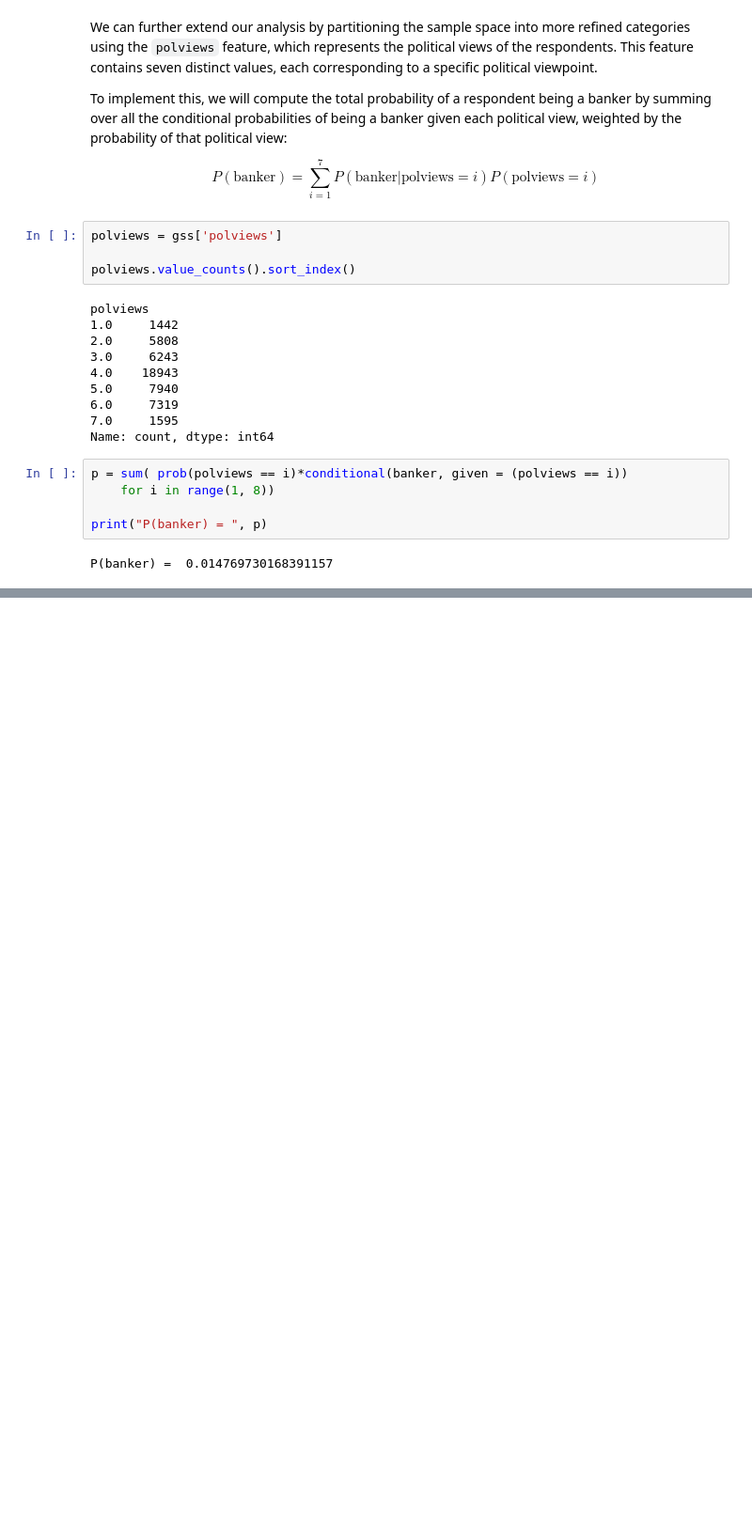
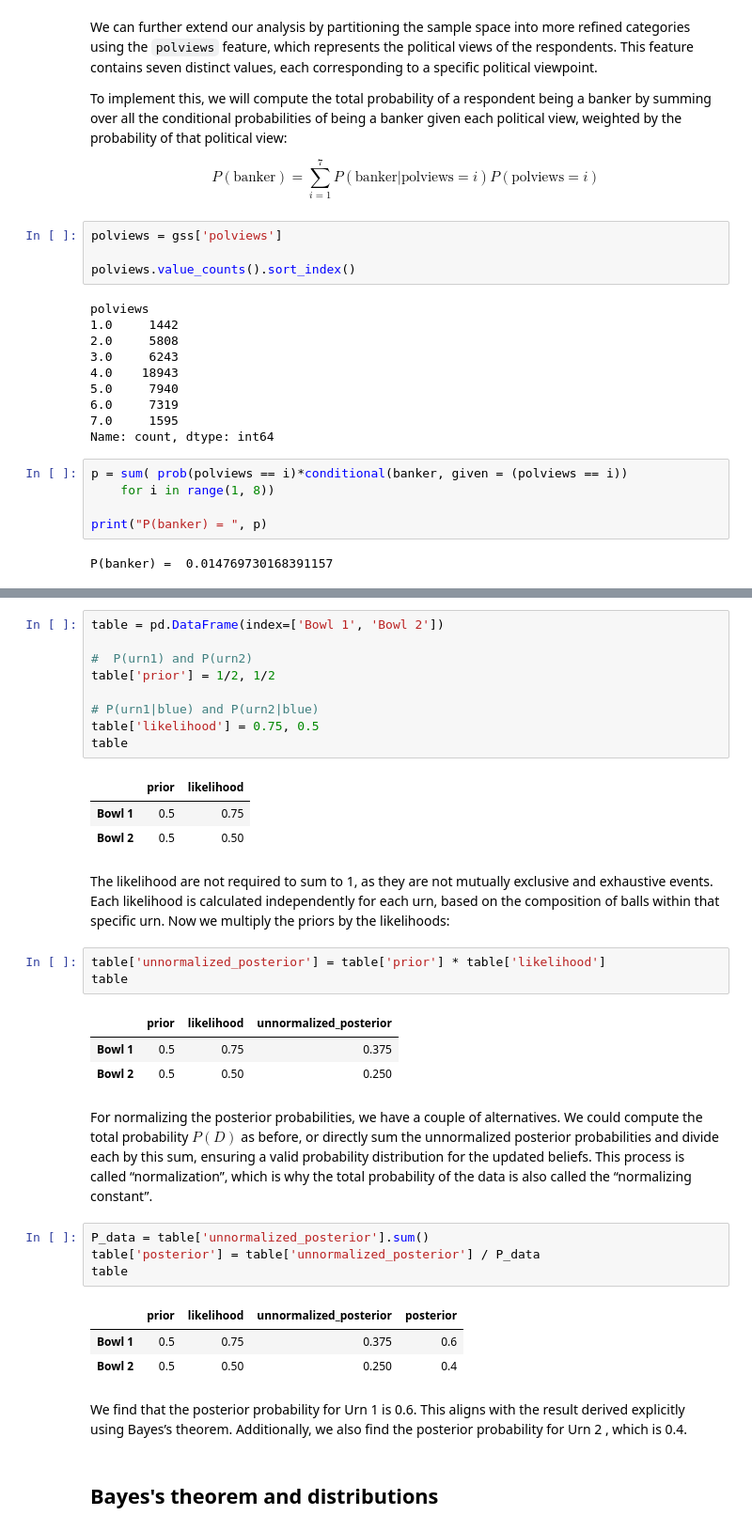
Before and after one commit to marcosbenicio/bayesian-neural-network, a Jupyter notebook: 01Theory/probability.ipynb, the cells around one changed output, grey strips where cells are left out. Shown at 94% size. Cells and saved outputs as stored; diff of their text form; blank space fills up the shorter version.

```diff
--- a/01Theory/probability_theory.ipynb
+++ b/01Theory/probability.ipynb
@@ -485,0 +609,36 @@ This is Bayes' theorem. It links the conditional probability of A given B with t
+# %%
+table = pd.DataFrame(index=['Bowl 1', 'Bowl 2'])
+
+#  P(urn1) and P(urn2)
+table['prior'] = 1/2, 1/2
+
+# P(urn1|blue) and P(urn2|blue)
+table['likelihood'] = 0.75, 0.5
+table
+# %% [output]
+|  | prior | likelihood |
+| Bowl 1 | 0.5 | 0.75 |
+| Bowl 2 | 0.5 | 0.50 |
+# %% [markdown]
+The likelihood are not required to sum to 1, as they are not mutually exclusive and exhaustive events. Each likelihood is calculated independently for each urn, based on the composition of balls within that specific urn. Now we multiply the priors by the likelihoods:
+# %%
+table['unnormalized_posterior'] = table['prior'] * table['likelihood']
+table
+# %% [output]
+|  | prior | likelihood | unnormalized_posterior |
+| Bowl 1 | 0.5 | 0.75 | 0.375 |
+| Bowl 2 | 0.5 | 0.50 | 0.250 |
+# %% [markdown]
+For normalizing the posterior probabilities, we have a couple of alternatives. We could compute the total probability $P(D)$ as before, or directly sum the unnormalized posterior probabilities and divide each by this sum, ensuring a valid probability distribution for the updated beliefs. This process is called “normalization”, which is why the total probability of the data is also called the “normalizing constant”.
+# %%
+P_data = table['unnormalized_posterior'].sum()
+table['posterior'] = table['unnormalized_posterior'] / P_data
+table
+# %% [output]
+|  | prior | likelihood | unnormalized_posterior | posterior |
+| Bowl 1 | 0.5 | 0.75 | 0.375 | 0.6 |
+| Bowl 2 | 0.5 | 0.50 | 0.250 | 0.4 |
+# %% [markdown]
+We find that the posterior probability for Urn 1 is 0.6. This aligns with the result derived explicitly using Bayes’s theorem. Additionally, we also find the posterior probability for Urn 2 , which is 0.4.
+# %% [markdown]
+## **Bayes's theorem and distributions**
```
Also changed, not shown: parts of 12 cells of this notebook, 1 other file.
